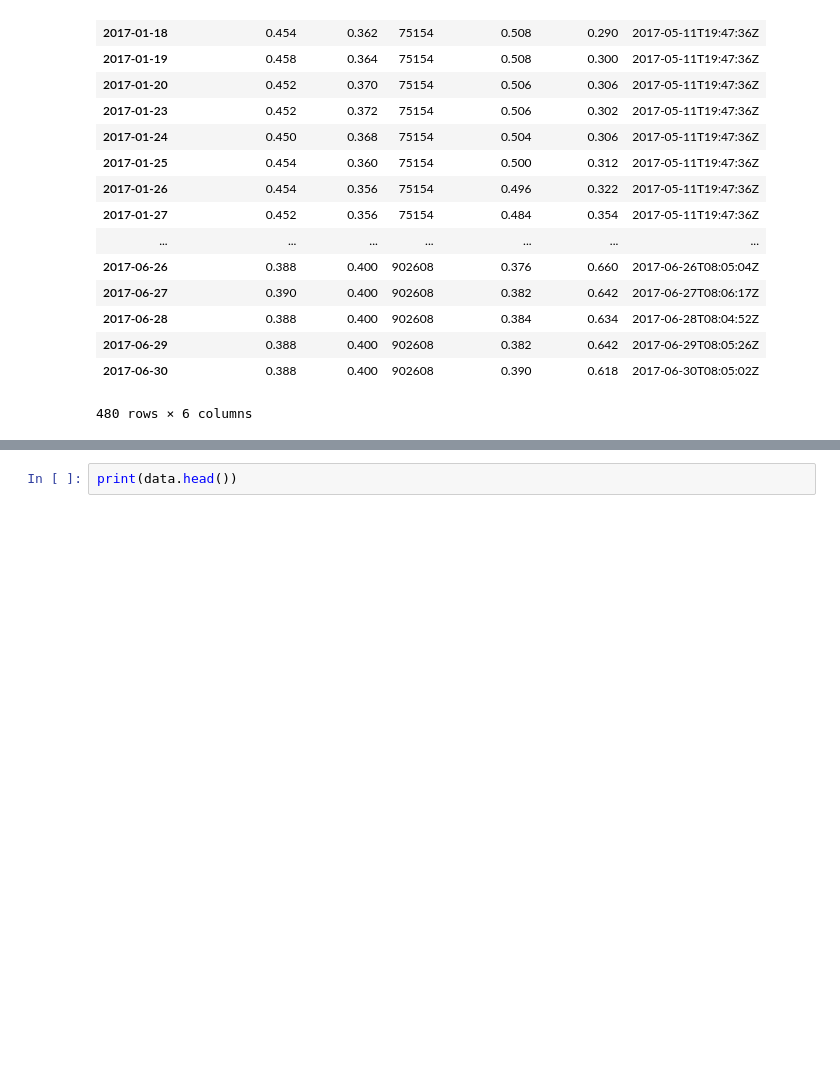
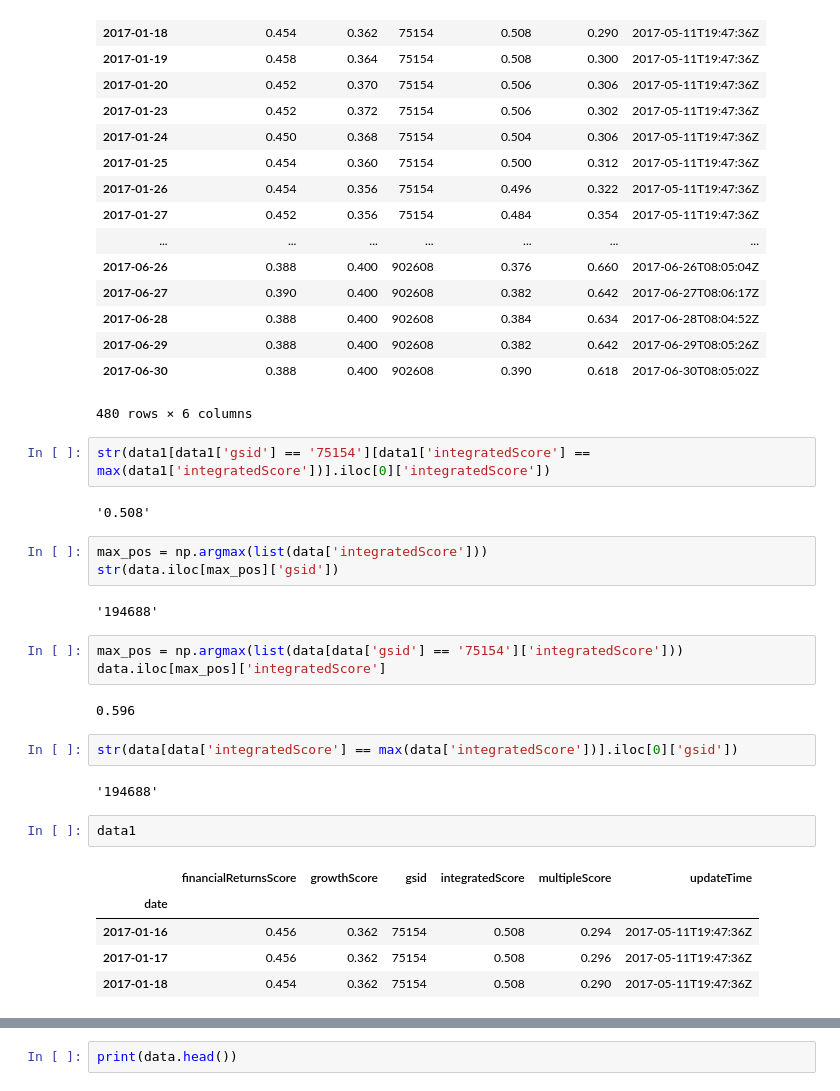
Before and after one commit to samwu101/GS-Bot, a Jupyter notebook: gs-quant scratch work.ipynb, the cells around one changed output, grey strips where cells are left out. Drawn from its saved outputs; the diff is of its cells as text; blank space fills up the shorter version.

```diff
--- a/gs-quant scratch work.ipynb
+++ b/gs-quant scratch work.ipynb
@@ -78,3 +78,29 @@ data
 | 2017-06-29 | 0.388 | 0.400 | 902608 | 0.382 | 0.642 | 2017-06-29T08:05:26Z |
 | 2017-06-30 | 0.388 | 0.400 | 902608 | 0.390 | 0.618 | 2017-06-30T08:05:02Z |
 480 rows × 6 columns
+# %%
+str(data1[data1['gsid'] == '75154'][data1['integratedScore'] == max(data1['integratedScore'])].iloc[0]['integratedScore'])
+# %% [output]
+'0.508'
+# %%
+max_pos = np.argmax(list(data['integratedScore']))
+str(data.iloc[max_pos]['gsid'])
+# %% [output]
+'194688'
+# %%
+max_pos = np.argmax(list(data[data['gsid'] == '75154']['integratedScore']))
+data.iloc[max_pos]['integratedScore']
+# %% [output]
+0.596
+# %%
+str(data[data['integratedScore'] == max(data['integratedScore'])].iloc[0]['gsid'])
+# %% [output]
+'194688'
+# %%
+data1
+# %% [output]
+|  | financialReturnsScore | growthScore | gsid | integratedScore | multipleScore | updateTime |
+| date |  |  |  |  |  |  |
+| 2017-01-16 | 0.456 | 0.362 | 75154 | 0.508 | 0.294 | 2017-05-11T19:47:36Z |
+| 2017-01-17 | 0.456 | 0.362 | 75154 | 0.508 | 0.296 | 2017-05-11T19:47:36Z |
+| 2017-01-18 | 0.454 | 0.362 | 75154 | 0.508 | 0.290 | 2017-05-11T19:47:36Z |
```
Also changed, not shown: parts of 6 cells of this notebook, 2 other files.
